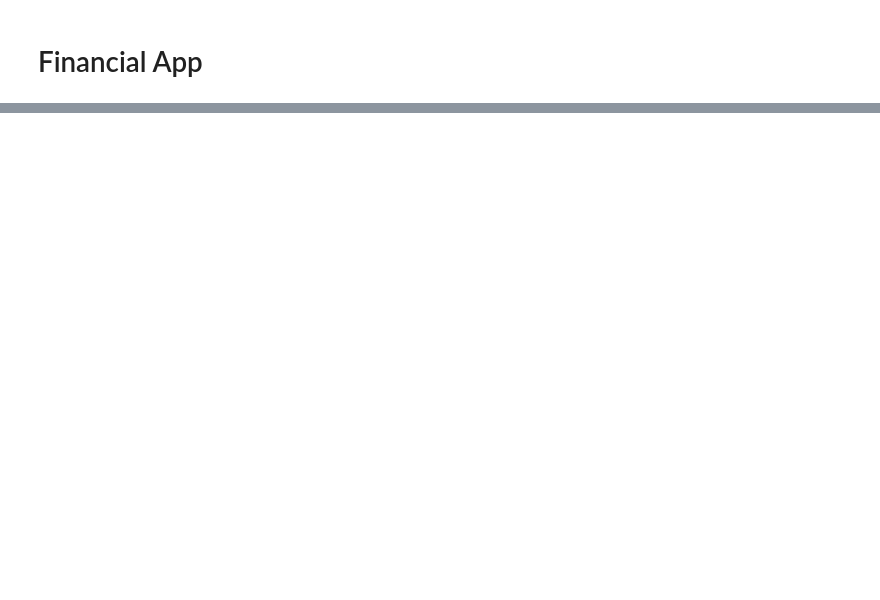
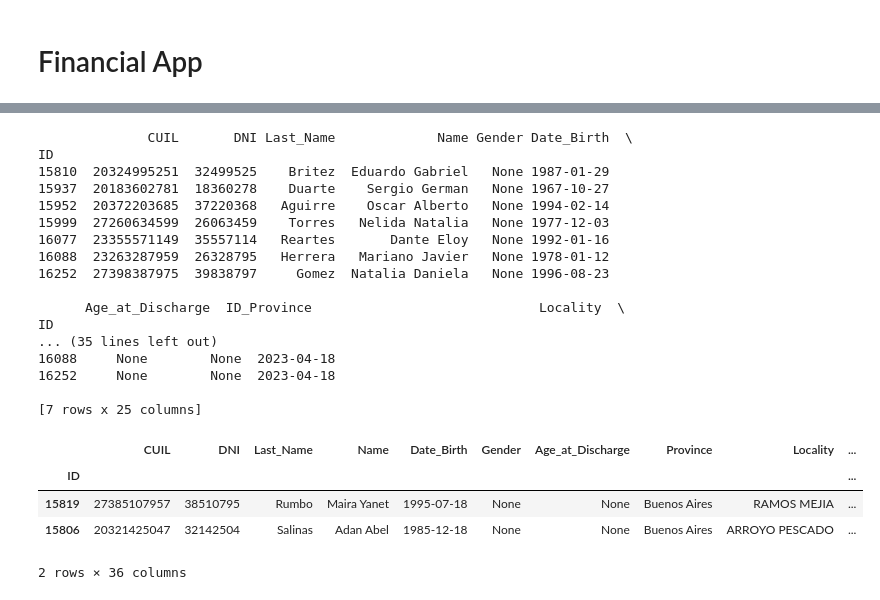
Before and after one commit to JuanMCarini/FinancialApp, a Jupyter notebook: notebooks/Start_DataBases.ipynb, the cells around one changed output, grey strips where cells are left out. Saved outputs shown, nothing was run; the diff lists cells and outputs as text; code cells hidden in the pictures; blank space fills up the shorter version.

```diff
--- a/notebooks/Start_DataBases.ipynb
+++ b/notebooks/Start_DataBases.ipynb
@@ -93,0 +71,38 @@ penalties
+# %%
+reload(credit_manager)
+reload(portfolio_manager)
+reload(customers);
+
+from app.modules.database.customers import id_province, categorical_gender, add_customer
+from app.modules.database.credit_manager import new_credit
+from app.modules.database.portfolio_manager import read_data, portfolio_buyer
+import numpy_financial as npf
+
+path = 'inputs/Onoyen - Cartera Nro. 4.xlsx'
+
+df, new_customers, pp, new_credits, installments, collections = portfolio_buyer(path, 2, 2, 0.62, True, False, date=pd.Period("2023/04/18"), save=True, model=False)
+
+df.head(2)
+# %% [output]
+              CUIL       DNI Last_Name             Name Gender Date_Birth  \
+ID
+15810  20324995251  32499525    Britez  Eduardo Gabriel   None 1987-01-29
+15937  20183602781  18360278    Duarte    Sergio German   None 1967-10-27
+15952  20372203685  37220368   Aguirre    Oscar Alberto   None 1994-02-14
+15999  27260634599  26063459    Torres   Nelida Natalia   None 1977-12-03
+16077  23355571149  35557114   Reartes       Dante Eloy   None 1992-01-16
+16088  23263287959  26328795   Herrera   Mariano Javier   None 1978-01-12
+16252  27398387975  39838797     Gomez  Natalia Daniela   None 1996-08-23
+
+      Age_at_Discharge  ID_Province                             Locality  \
+ID
+... (35 lines left out)
+16088     None        None  2023-04-18
+16252     None        None  2023-04-18
+
+[7 rows x 25 columns]
+|  | CUIL | DNI | Last_Name | Name | Date_Birth | Gender | Age_at_Discharge | Province | Locality | ... |
+| ID |  |  |  |  |  |  |  |  |  | ... |
+| 15819 | 27385107957 | 38510795 | Rumbo | Maira Yanet | 1995-07-18 | None | None | Buenos Aires | RAMOS MEJIA | ... |
+| 15806 | 20321425047 | 32142504 | Salinas | Adan Abel | 1985-12-18 | None | None | Buenos Aires | ARROYO PESCADO | ... |
+2 rows × 36 columns
```
Also changed, not shown: parts of 15 cells of this notebook, 6 other files.
